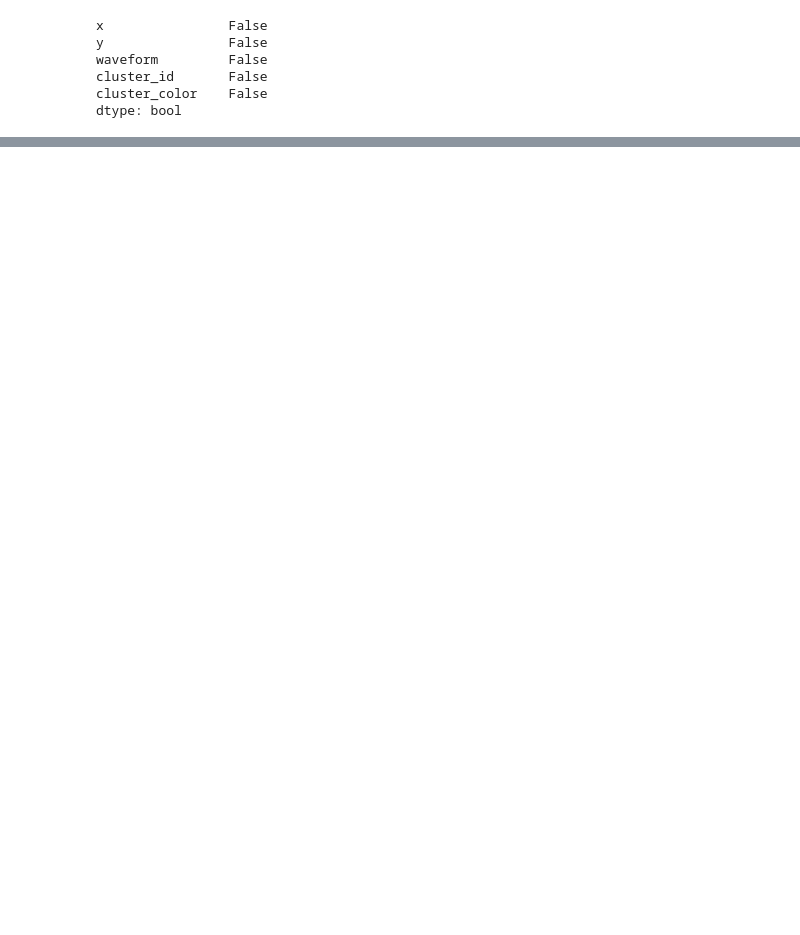
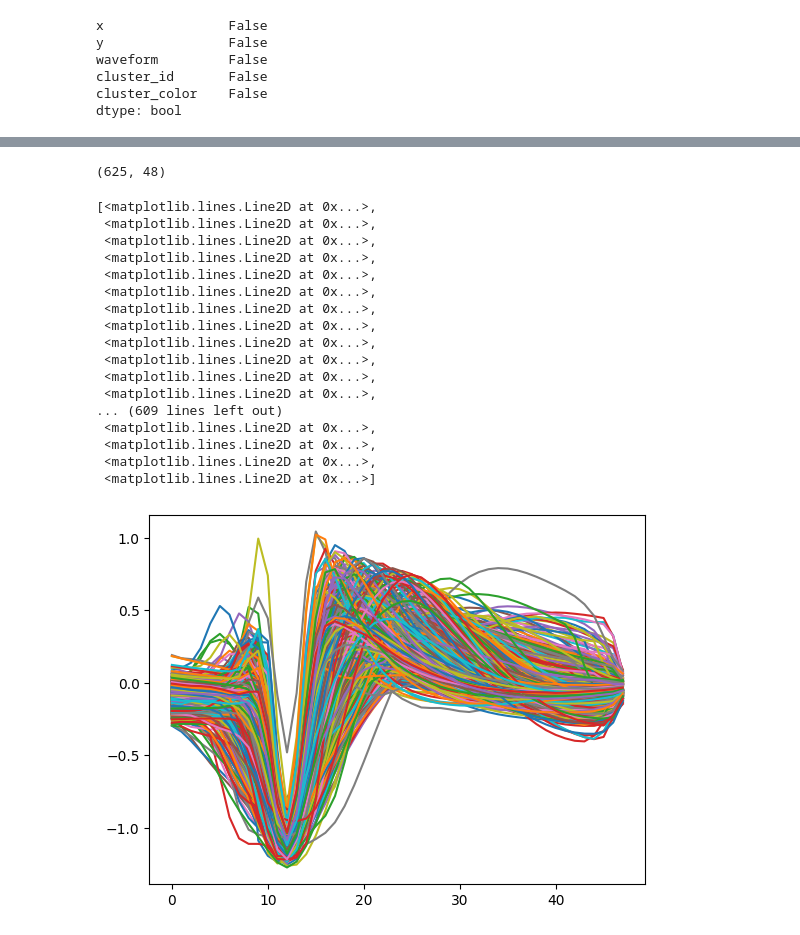
Before and after one commit to mariakesa/EAPWaveform_PrelimAnalysis, a Jupyter notebook: notebooks/IBLPrelimAnalysis.ipynb, the cells around one changed output, grey strips where cells are left out. Saved outputs shown, nothing was run; the diff lists cells and outputs as text; code cells hidden in the pictures; blank space fills up the shorter version.

```diff
--- a/notebooks/IBLPrelimAnalysis.ipynb
+++ b/notebooks/IBLPrelimAnalysis.ipynb
@@ -150,0 +362,29 @@ umap_df
+# %%
+import numpy as np
+
+a=np.load('/home/maria/Downloads/full_data.npy')
+# %%
+a.shape
+# %% [output]
+(625, 48)
+# %%
+plt.plot(a.T)
+# %% [output]
+[<matplotlib.lines.Line2D at 0x...>,
+ <matplotlib.lines.Line2D at 0x...>,
+ <matplotlib.lines.Line2D at 0x...>,
+ <matplotlib.lines.Line2D at 0x...>,
+ <matplotlib.lines.Line2D at 0x...>,
+ <matplotlib.lines.Line2D at 0x...>,
+ <matplotlib.lines.Line2D at 0x...>,
+ <matplotlib.lines.Line2D at 0x...>,
+ <matplotlib.lines.Line2D at 0x...>,
+ <matplotlib.lines.Line2D at 0x...>,
+ <matplotlib.lines.Line2D at 0x...>,
+ <matplotlib.lines.Line2D at 0x...>,
+... (609 lines left out)
+ <matplotlib.lines.Line2D at 0x...>,
+ <matplotlib.lines.Line2D at 0x...>,
+ <matplotlib.lines.Line2D at 0x...>,
+ <matplotlib.lines.Line2D at 0x...>]
+[figure, added]
```
Also changed, not shown: parts of 28 cells of this notebook, 1 other file.
